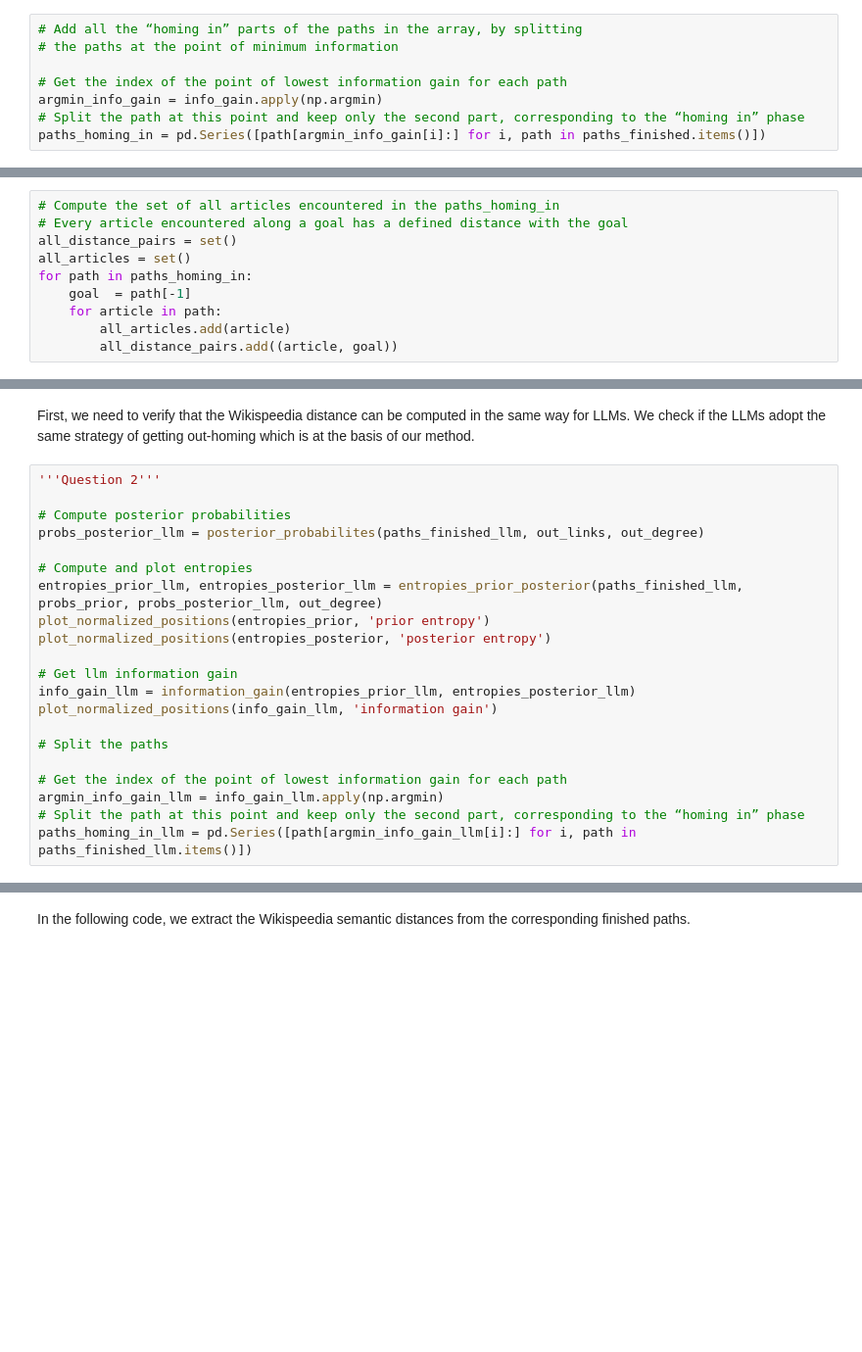
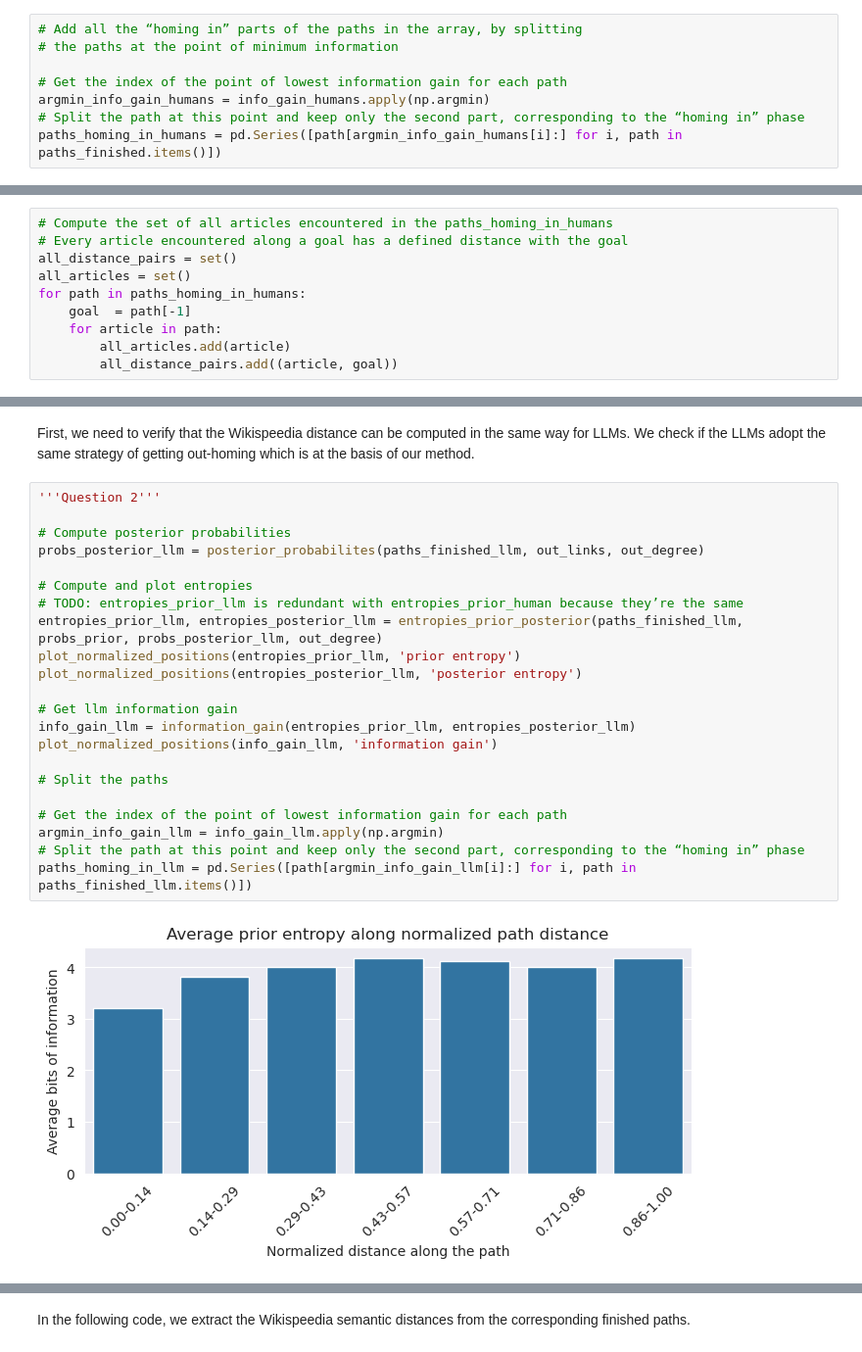
Before and after one commit to epfl-ada/ada-2024-project-adaspeedia, a Jupyter notebook: leo_playground.ipynb, the cells around one changed output, grey strips where cells are left out. Shown at 98% size. Drawn from its saved outputs; the diff is of its cells as text; blank space fills up the shorter version.

```diff
--- a/leo_playground.ipynb
+++ b/leo_playground.ipynb
@@ -88,19 +148,19 @@ This is similar to what the paper gets:
 # the paths at the point of minimum information
 
 # Get the index of the point of lowest information gain for each path
-argmin_info_gain = info_gain.apply(np.argmin)
+argmin_info_gain_humans = info_gain_humans.apply(np.argmin)
 # Split the path at this point and keep only the second part, corresponding to the “homing in” phase
-paths_homing_in = pd.Series([path[argmin_info_gain[i]:] for i, path in paths_finished.items()])
+paths_homing_in_humans = pd.Series([path[argmin_info_gain_humans[i]:] for i, path in paths_finished.items()])
 # %% [markdown]
 ## 4. Compute embedding distances
 
 We now need to get a list of all the article titles whose embedding we need to compute, as well as the list of pairs of articles between which we need to compute the distance.
 # %%
-# Compute the set of all articles encountered in the paths_homing_in
+# Compute the set of all articles encountered in the paths_homing_in_humans
 # Every article encountered along a goal has a defined distance with the goal
 all_distance_pairs = set()
 all_articles = set()
-for path in paths_homing_in:
+for path in paths_homing_in_humans:
     goal  = path[-1]
     for article in path:
         all_articles.add(article)
@@ -121,21 +181,24 @@ First, we need to verify that the Wikispeedia distance can be computed in the sa
 # %%
 '''Question 2'''
 
 # Compute posterior probabilities
 probs_posterior_llm = posterior_probabilites(paths_finished_llm, out_links, out_degree)
 
 # Compute and plot entropies
+# TODO: entropies_prior_llm is redundant with entropies_prior_human because they’re the same
 entropies_prior_llm, entropies_posterior_llm = entropies_prior_posterior(paths_finished_llm, probs_prior, probs_posterior_llm, out_degree)
-plot_normalized_positions(entropies_prior, 'prior entropy')
-plot_normalized_positions(entropies_posterior, 'posterior entropy')
+plot_normalized_positions(entropies_prior_llm, 'prior entropy')
+plot_normalized_positions(entropies_posterior_llm, 'posterior entropy')
 
 # Get llm information gain
 info_gain_llm = information_gain(entropies_prior_llm, entropies_posterior_llm)
 plot_normalized_positions(info_gain_llm, 'information gain')
 
 # Split the paths
 
 # Get the index of the point of lowest information gain for each path
 argmin_info_gain_llm = info_gain_llm.apply(np.argmin)
 # Split the path at this point and keep only the second part, corresponding to the “homing in” phase
 paths_homing_in_llm = pd.Series([path[argmin_info_gain_llm[i]:] for i, path in paths_finished_llm.items()])
+# %% [output]
+[figure, added]
```
Also changed, not shown: parts of 20 cells of this notebook.
